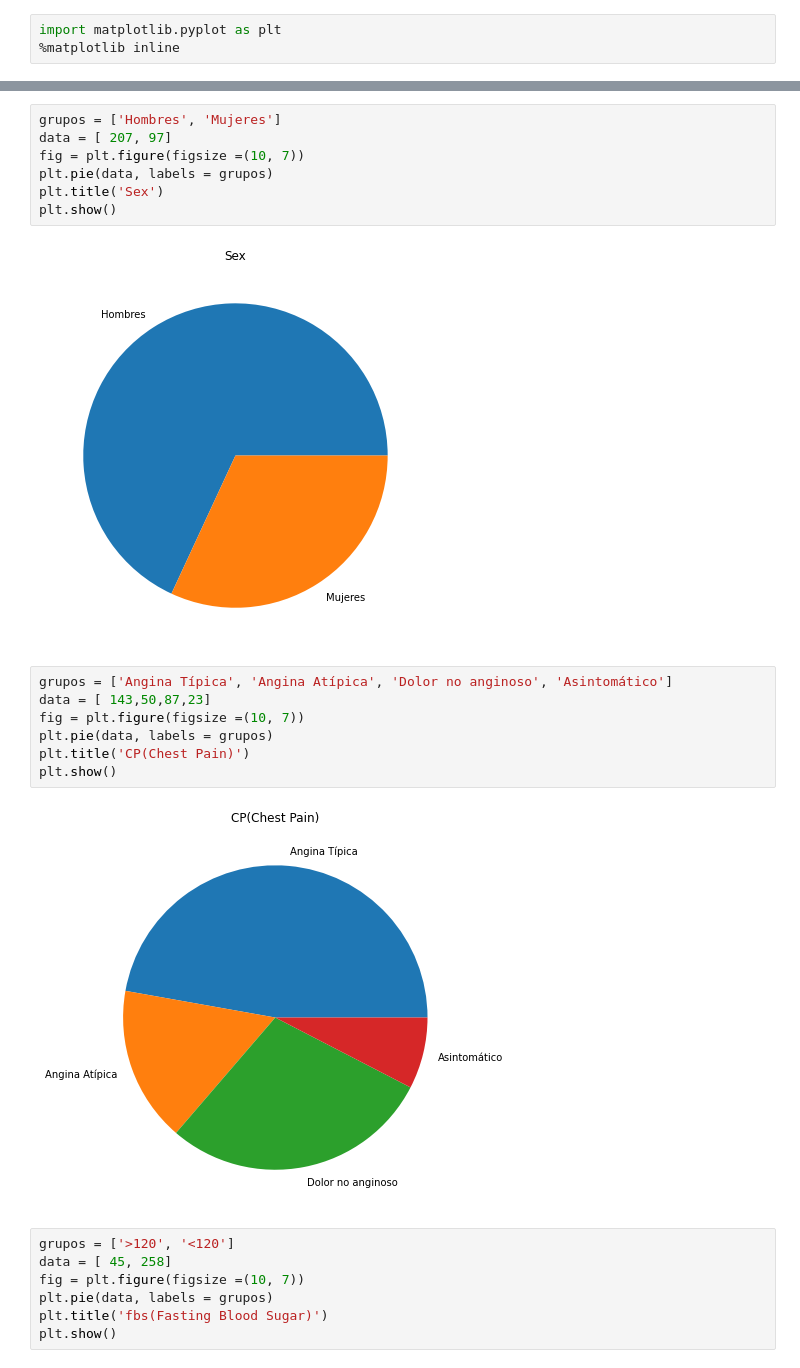
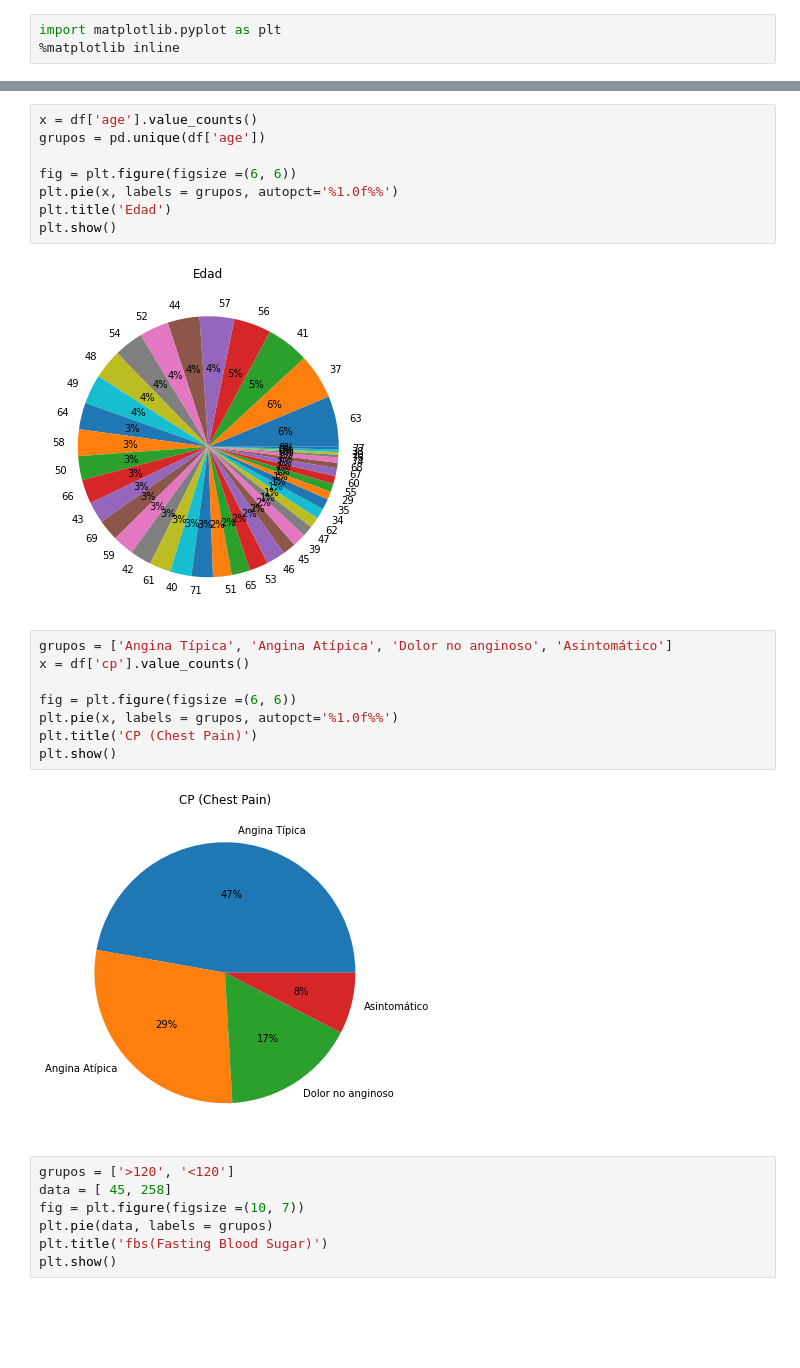
Before and after one commit to anamunoz01/PROYECTO-INTEGRADOR-III, a Jupyter notebook: ClasBinaria.ipynb, the cells around one changed output, grey strips where cells are left out. Saved outputs shown, nothing was run; the diff lists cells and outputs as text; blank space fills up the shorter version.

```diff
--- a/ClasBinaria.ipynb
+++ b/ClasBinaria.ipynb
@@ -74,21 +84,23 @@ import matplotlib.pyplot as plt
 # %%
-grupos = ['Hombres', 'Mujeres']
-data = [ 207, 97]
-fig = plt.figure(figsize =(10, 7))
-plt.pie(data, labels = grupos)
-plt.title('Sex')
+x = df['age'].value_counts()
+grupos = pd.unique(df['age'])
+
+fig = plt.figure(figsize =(6, 6))
+plt.pie(x, labels = grupos, autopct='%1.0f%%')
+plt.title('Edad')
 plt.show()
 # %% [output]
-[figure, old version]
+[figure, new version]
 # %%
 grupos = ['Angina Típica', 'Angina Atípica', 'Dolor no anginoso', 'Asintomático']
-data = [ 143,50,87,23]
-fig = plt.figure(figsize =(10, 7))
-plt.pie(data, labels = grupos)
-plt.title('CP(Chest Pain)')
+x = df['cp'].value_counts()
+
+fig = plt.figure(figsize =(6, 6))
+plt.pie(x, labels = grupos, autopct='%1.0f%%')
+plt.title('CP (Chest Pain)')
 plt.show()
 # %% [output]
-[figure, old version]
+[figure, new version]
 # %%
 grupos = ['>120', '<120']
 data = [ 45, 258]
```
Also changed, not shown: parts of 1 cell of this notebook.
